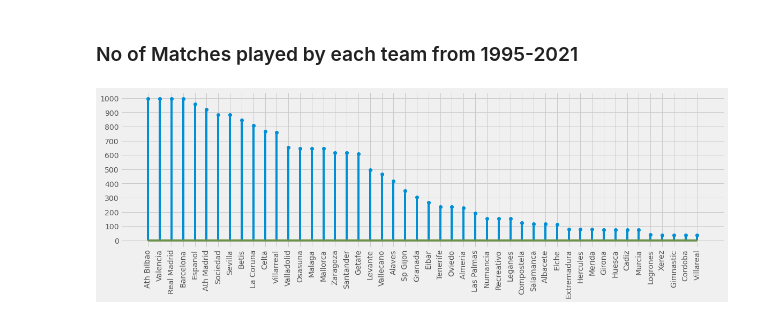
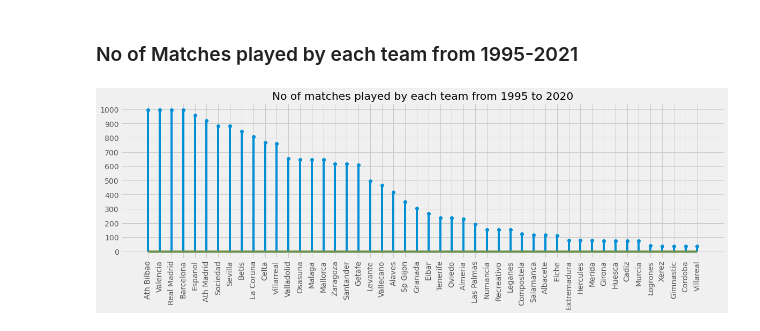
Before and after one commit to Wisal-Mukhtiar/Insights-from-Laliga-Dataset, a Jupyter notebook: laliga.ipynb, the cells around one changed output. Cells and saved outputs as stored; diff of their text form; code cells hidden in the pictures.

```diff
--- a/laliga.ipynb
+++ b/laliga.ipynb
@@ -442,7 +447,8 @@ matches_df.sort_values('Matches_played',ascending=False, inplace=True )
 # %%
 plt.stem(matches_df['Team'],matches_df['Matches_played'])
 plt.xticks(rotation=90)
 plt.yticks([x for x in range(0,1001,100)])
+plt.title("No of matches played by each team from 1995 to 2020")
 plt.show()
 # %% [output]
-[figure, old version]
+[figure, new version]
```
Also changed, not shown: parts of 6 cells of this notebook.
